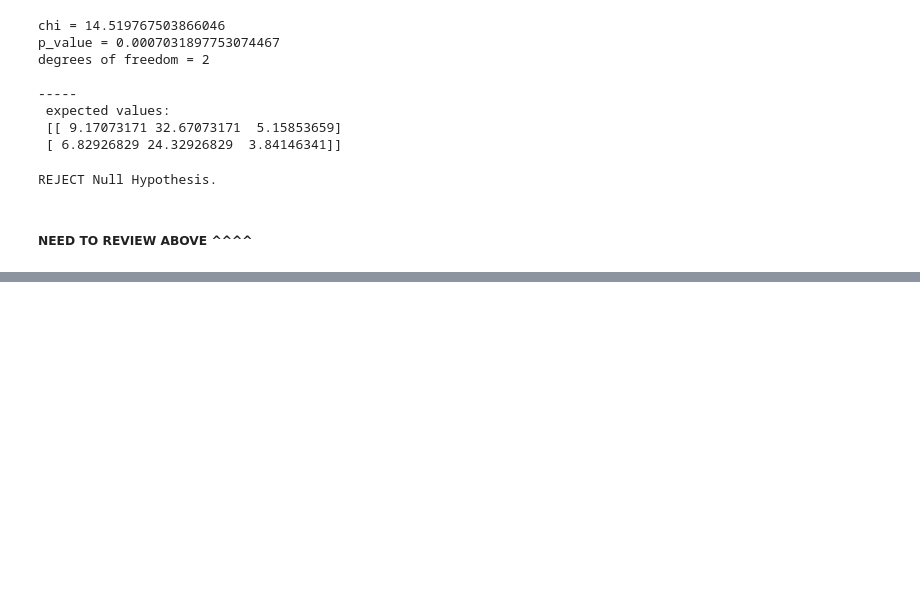
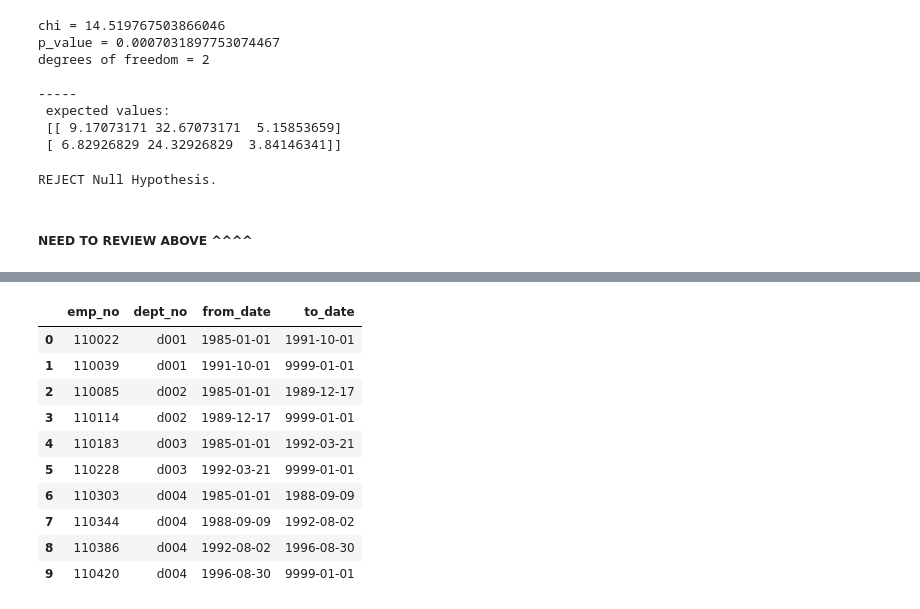
Before and after one commit to mijailmariano/statistics-exercises, a Jupyter notebook: hypothesis_testing.ipynb, the cells around one changed output, grey strips where cells are left out. Cells and saved outputs as stored; diff of their text form; code cells hidden in the pictures; blank space fills up the shorter version.

```diff
--- a/hypothesis_testing.ipynb
+++ b/hypothesis_testing.ipynb
@@ -1404,0 +1539,15 @@ REJECT Null Hypothesis.
+# %%
+pd.read_sql("SELECT * FROM dept_manager LIMIT 10", url)
+# will need to join the employees and dept_manager tables on "emp_no"
+# %% [output]
+|  | emp_no | dept_no | from_date | to_date |
+| 0 | 110022 | d001 | 1985-01-01 | 1991-10-01 |
+| 1 | 110039 | d001 | 1991-10-01 | 9999-01-01 |
+| 2 | 110085 | d002 | 1985-01-01 | 1989-12-17 |
+| 3 | 110114 | d002 | 1989-12-17 | 9999-01-01 |
+| 4 | 110183 | d003 | 1985-01-01 | 1992-03-21 |
+| 5 | 110228 | d003 | 1992-03-21 | 9999-01-01 |
+| 6 | 110303 | d004 | 1985-01-01 | 1988-09-09 |
+| 7 | 110344 | d004 | 1988-09-09 | 1992-08-02 |
+| 8 | 110386 | d004 | 1992-08-02 | 1996-08-30 |
+| 9 | 110420 | d004 | 1996-08-30 | 9999-01-01 |
```
Also changed, not shown: parts of 39 cells of this notebook.
